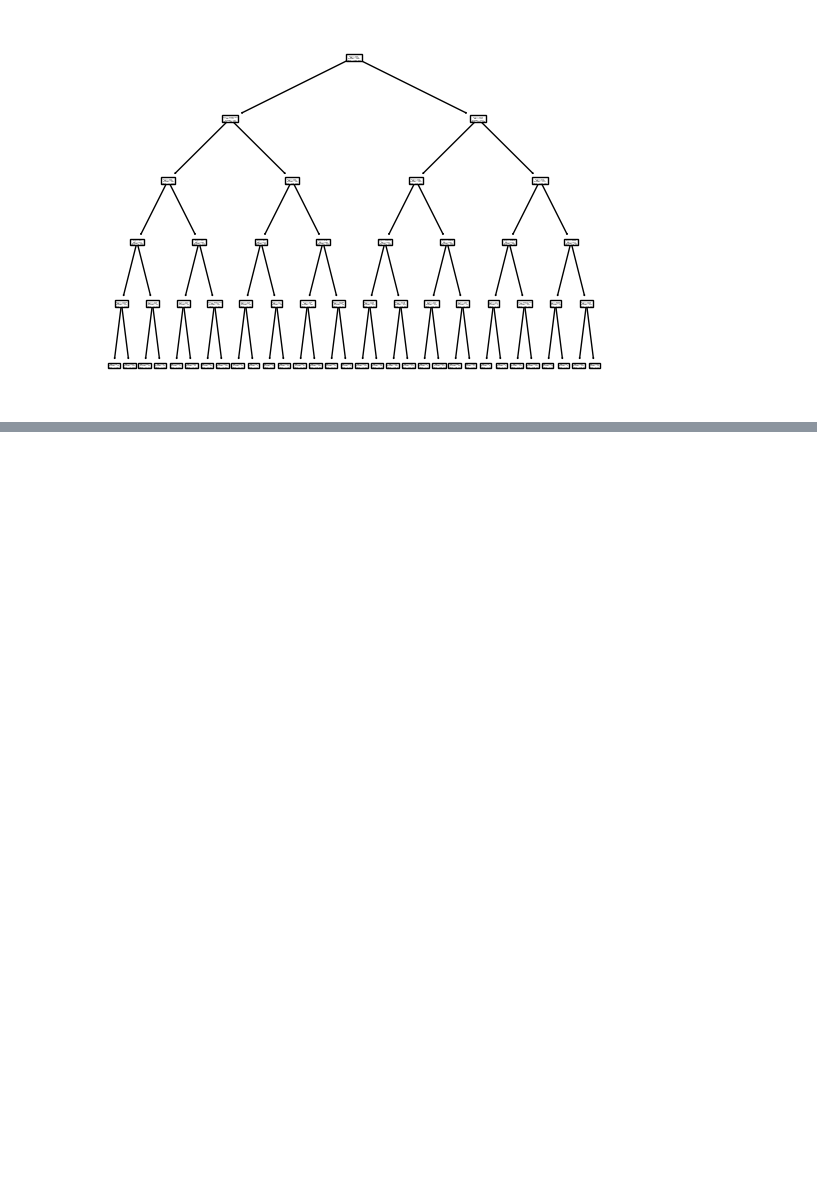
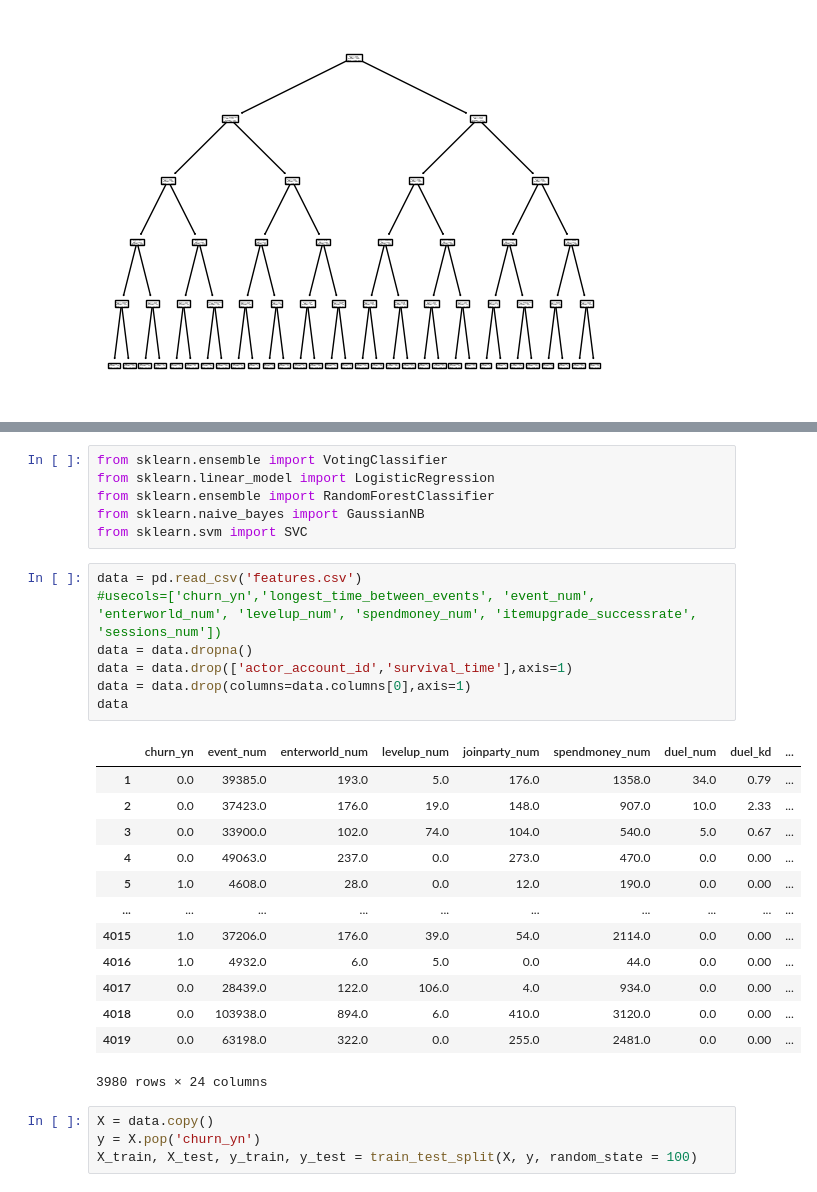
Before and after one commit to THKoeln-DIS29/2022-dis29-team4, a Jupyter notebook: desiciontree_test.ipynb, the cells around one changed output, grey strips where cells are left out. Saved outputs shown, nothing was run; the diff lists cells and outputs as text; blank space fills up the shorter version.

```diff
--- a/desiciontree_test.ipynb
+++ b/desiciontree_test.ipynb
@@ -97,0 +103,31 @@ tree.plot_tree(clf)
+# %%
+from sklearn.ensemble import VotingClassifier
+from sklearn.linear_model import LogisticRegression
+from sklearn.ensemble import RandomForestClassifier
+from sklearn.naive_bayes import GaussianNB
+from sklearn.svm import SVC
+# %%
+data = pd.read_csv('features.csv')
+#usecols=['churn_yn','longest_time_between_events', 'event_num', 'enterworld_num', 'levelup_num', 'spendmoney_num', 'itemupgrade_successrate', 'sessions_num'])
+data = data.dropna()
+data = data.drop(['actor_account_id','survival_time'],axis=1)
+data = data.drop(columns=data.columns[0],axis=1)
+data
+# %% [output]
+|  | churn_yn | event_num | enterworld_num | levelup_num | joinparty_num | spendmoney_num | duel_num | duel_kd | ... |
+| 1 | 0.0 | 39385.0 | 193.0 | 5.0 | 176.0 | 1358.0 | 34.0 | 0.79 | ... |
+| 2 | 0.0 | 37423.0 | 176.0 | 19.0 | 148.0 | 907.0 | 10.0 | 2.33 | ... |
+| 3 | 0.0 | 33900.0 | 102.0 | 74.0 | 104.0 | 540.0 | 5.0 | 0.67 | ... |
+| 4 | 0.0 | 49063.0 | 237.0 | 0.0 | 273.0 | 470.0 | 0.0 | 0.00 | ... |
+| 5 | 1.0 | 4608.0 | 28.0 | 0.0 | 12.0 | 190.0 | 0.0 | 0.00 | ... |
+| ... | ... | ... | ... | ... | ... | ... | ... | ... | ... |
+| 4015 | 1.0 | 37206.0 | 176.0 | 39.0 | 54.0 | 2114.0 | 0.0 | 0.00 | ... |
+| 4016 | 1.0 | 4932.0 | 6.0 | 5.0 | 0.0 | 44.0 | 0.0 | 0.00 | ... |
+| 4017 | 0.0 | 28439.0 | 122.0 | 106.0 | 4.0 | 934.0 | 0.0 | 0.00 | ... |
+| 4018 | 0.0 | 103938.0 | 894.0 | 6.0 | 410.0 | 3120.0 | 0.0 | 0.00 | ... |
+| 4019 | 0.0 | 63198.0 | 322.0 | 0.0 | 255.0 | 2481.0 | 0.0 | 0.00 | ... |
+3980 rows × 24 columns
+# %%
+X = data.copy()
+y = X.pop('churn_yn')
+X_train, X_test, y_train, y_test = train_test_split(X, y, random_state = 100)
```
Also changed, not shown: parts of 6 cells of this notebook.
